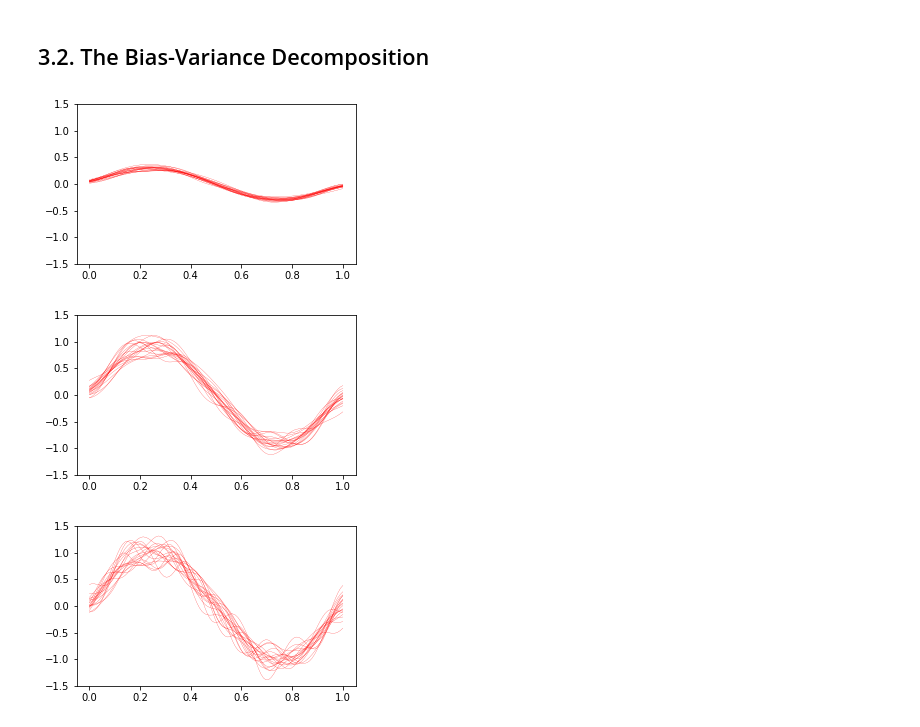
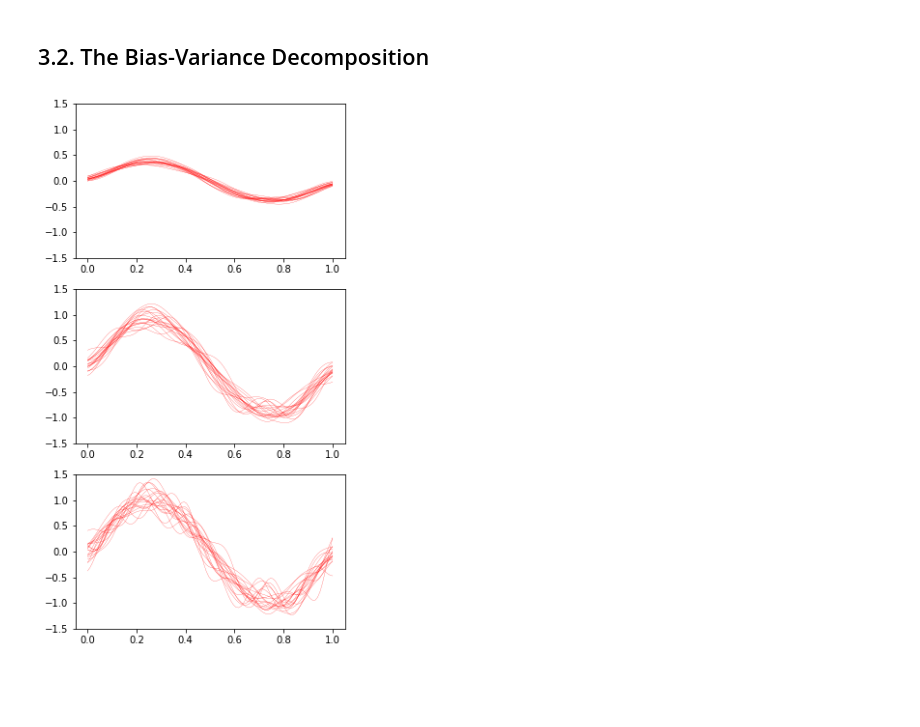
Before and after one commit to bt22dr/PRML, a Jupyter notebook: PRML_chapter_3.ipynb, the cells around one changed output. Saved outputs shown, nothing was run; the diff lists cells and outputs as text; code cells hidden in the pictures; blank space fills up the shorter version.

```diff
--- a/PRML_chapter_3.ipynb
+++ b/PRML_chapter_3.ipynb
@@ -282,31 +282,30 @@ for i in range(L):
   x, t = create_toy_data(sinusoidal, N, 0.2)
   D.append({'x':x, 't':t})
 # %%
-lamb_list = [np.exp(3.0), np.exp(0.0), np.exp(-3.0)]
+
+plt.figure(figsize=(5,10))
+lamb_list = [np.exp(2.6), np.exp(-0.31), np.exp(-3.4)]
 for i, lamb in enumerate(lamb_list):
-  plt.figure(figsize=(5,10))
   for l in range(20):
     x, t = D[l]['x'], D[l]['t']
     phi = gaussian_basis_functions(x, np.linspace(0, 1, M), 0.05)
 
     I = tf.eye(M, dtype=tf.float64)
     w = tf.linalg.matvec(
         tf.linalg.matmul(
             tf.linalg.inv(
                 tf.add(
                     lamb * I,
                     tf.linalg.matmul(tf.transpose(phi), phi))),
             tf.transpose(phi)),
         t)
 
-    plt.subplot(3, 1, i+1)
+    ax = plt.subplot(3, 1, i+1)
     plot_x = tf.cast(tf.linspace(0.0, 1.0, 100), tf.float64)
     phi = gaussian_basis_functions(plot_x, np.linspace(0, 1, M), 0.05)
     plot_y = tf.linalg.matvec(phi, w)
 
-    plt.plot(plot_x, plot_y, 'r', linewidth=0.2)
+    ax.plot(plot_x, plot_y, 'r', linewidth=0.2)
     plt.ylim(-1.5,1.5)
 # %% [output]
-[figure, old version]
+[figure, new version]
-[figure, removed]
-[figure, removed]
```
Also changed, not shown: parts of 27 cells of this notebook.
